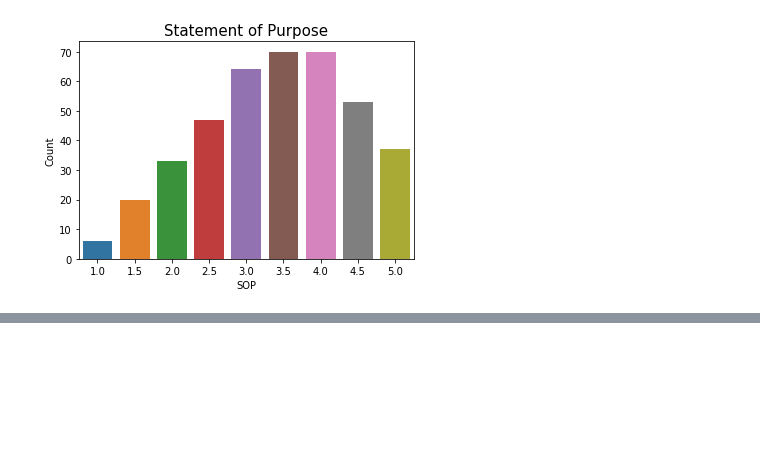
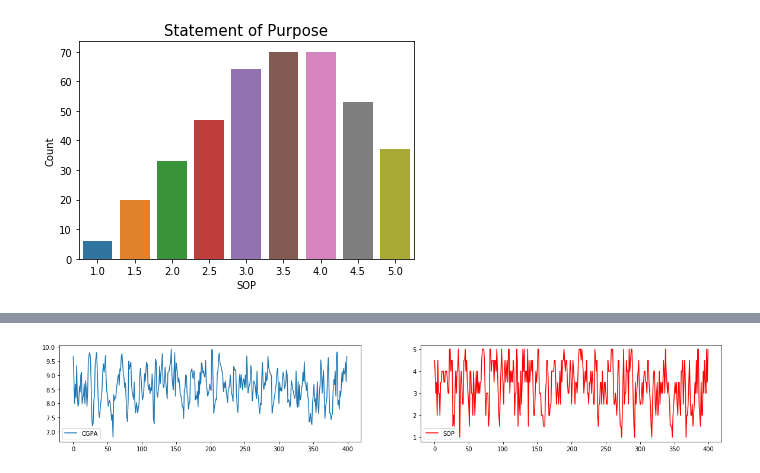
Before and after one commit to SANYAM1996/scatter-plotter, a Jupyter notebook: Graduate_admission.ipynb, the cells around one changed output, grey strips where cells are left out. Drawn from its saved outputs; the diff is of its cells as text; code cells hidden in the pictures; blank space fills up the shorter version.

```diff
--- a/Graduate_admission.ipynb
+++ b/Graduate_admission.ipynb
@@ -187,0 +245,12 @@ plt.show()
+# %%
+# making subplot
+plt.figure(figsize = (20,3))
+plt.subplot(1,2,1)
+plt.plot(data['CGPA'])
+plt.legend()
+plt.subplot(1,2,2)
+plt.plot(data['SOP'], color = 'red')
+plt.legend()
+plt.show()
+# %% [output]
+[figure, added]
```
Also changed, not shown: parts of 12 cells of this notebook.
